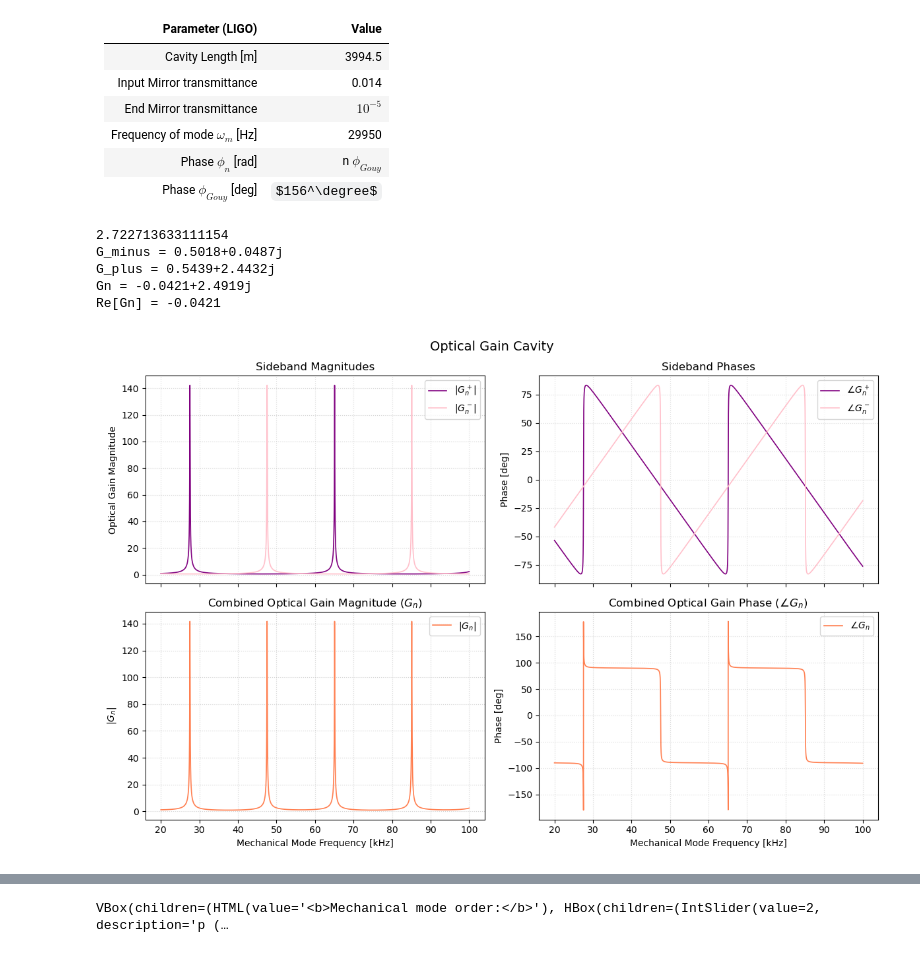
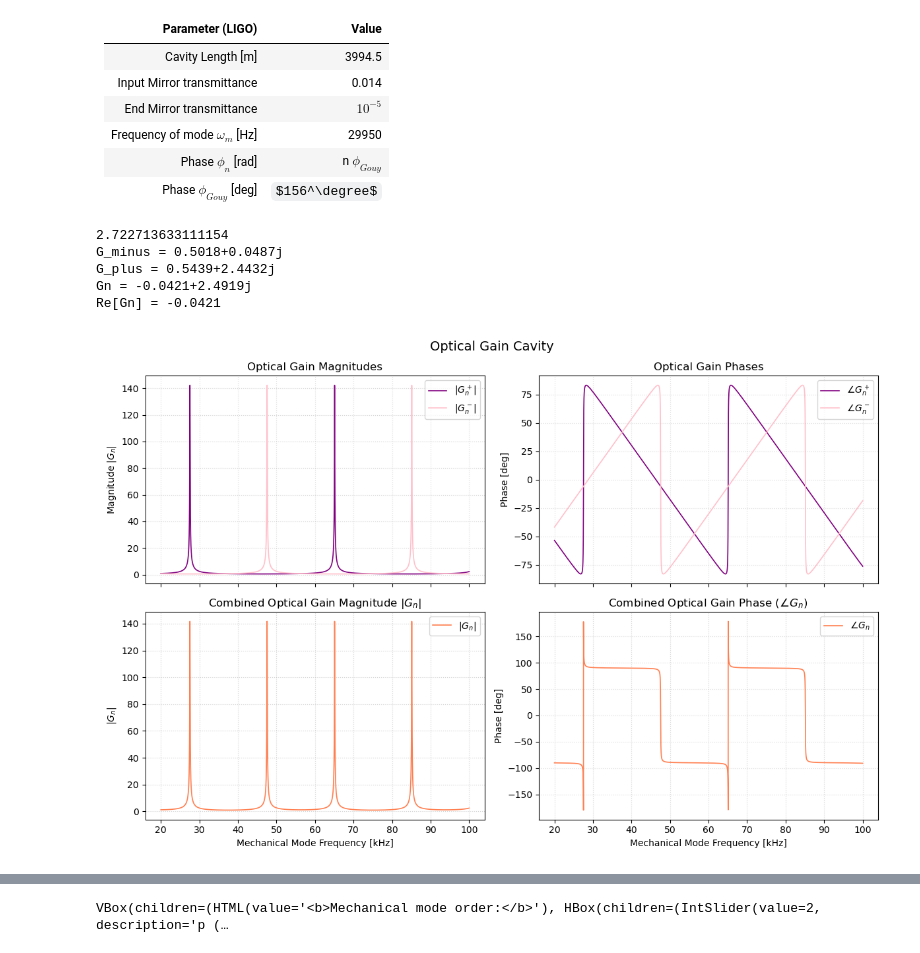
Before and after one commit to cacapuano/carolines_lasers_course_repo, a Jupyter notebook: parametric_instabilities.ipynb, the cells around one changed output, grey strips where cells are left out. Drawn from its saved outputs; the diff is of its cells as text; code cells hidden in the pictures; some formulas as TeX source.

```diff
--- a/parametric_instabilities.ipynb
+++ b/parametric_instabilities.ipynb
@@ -691,43 +691,43 @@ fig, axs = plt.subplots(2, 2, figsize=(12, 8), sharex=True)
 
 axs[0, 0].plot(f / 1e3, Gplus_mag, lw=1.2, color='purple', label=r'$|G_n^+|$')
 axs[0, 0].plot(f / 1e3, Gminus_mag, lw=1.2, color='pink', label=r'$|G_n^-|$')
-axs[0, 0].set_title('Sideband Magnitudes')
-axs[0, 0].set_ylabel(r'Optical Gain Magnitude')
+axs[0, 0].set_title('Optical Gain Magnitudes')
+axs[0, 0].set_ylabel(r'Magnitude |$G_n$|')
 axs[0, 0].grid(True, linestyle=':', alpha=0.5)
 axs[0, 0].legend()
 
 axs[0, 1].plot(f / 1e3, Gplus_phase, lw=1.2, color='purple', label=r'$\angle G_n^+$')
 axs[0, 1].plot(f / 1e3, Gminus_phase, lw=1.2, color='pink', label=r'$\angle G_n^-$')
-axs[0, 1].set_title('Sideband Phases')
+axs[0, 1].set_title('Optical Gain Phases')
 axs[0, 1].set_ylabel('Phase [deg]')
 axs[0, 1].grid(True, linestyle=':', alpha=0.5)
 axs[0, 1].legend()
 
 
 axs[1, 0].plot(f / 1e3, Gn_mag, lw=1.2, color='coral', label=r'$|G_n|$')
-axs[1, 0].set_title(r'Combined Optical Gain Magnitude ($G_n$)')
+axs[1, 0].set_title(r'Combined Optical Gain Magnitude |$G_n$|')
 axs[1, 0].set_xlabel('Mechanical Mode Frequency [kHz]')
 axs[1, 0].set_ylabel(r'$|G_n|$')
 axs[1, 0].grid(True, linestyle=':', alpha=0.5)
 axs[1, 0].legend()
 
 
 axs[1, 1].plot(f / 1e3, Gn_phase, lw=1.2, color='coral', label=r'$\angle G_n$')
 axs[1, 1].set_title(r'Combined Optical Gain Phase ($\angle G_n$) ')
 axs[1, 1].set_xlabel('Mechanical Mode Frequency [kHz]')
 axs[1, 1].set_ylabel('Phase [deg]')
 axs[1, 1].grid(True, linestyle=':', alpha=0.5)
 axs[1, 1].legend()
 
 fig.suptitle('Optical Gain Cavity', fontsize=14)
 plt.tight_layout()
 plt.show()
 # %% [output]
 2.722713633111154
 G_minus = 0.5018+0.0487j
 G_plus = 0.5439+2.4432j
 Gn = -0.0421+2.4919j
 Re[Gn] = -0.0421
-[figure, old version]
+[figure, new version]
 # %% [markdown]
 ### <span style="color:#CD5C5C"> Step 3: Radiation Pressure: Three-Mode Interaction
```
Also changed, not shown: parts of 2 cells of this notebook.
